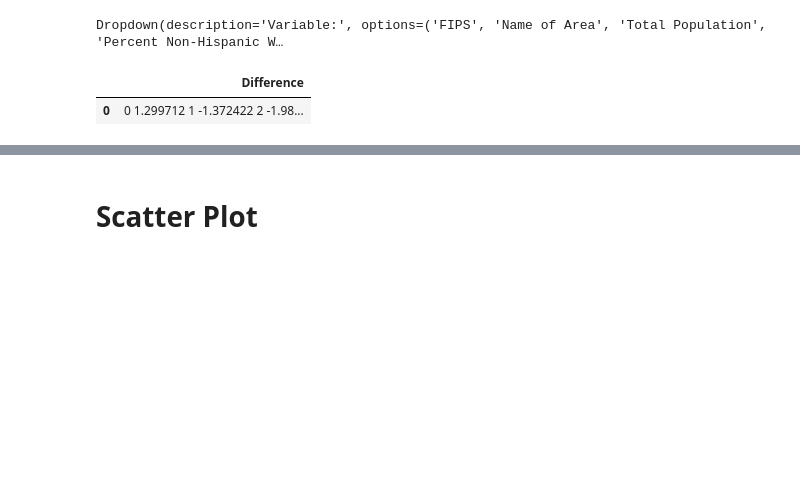
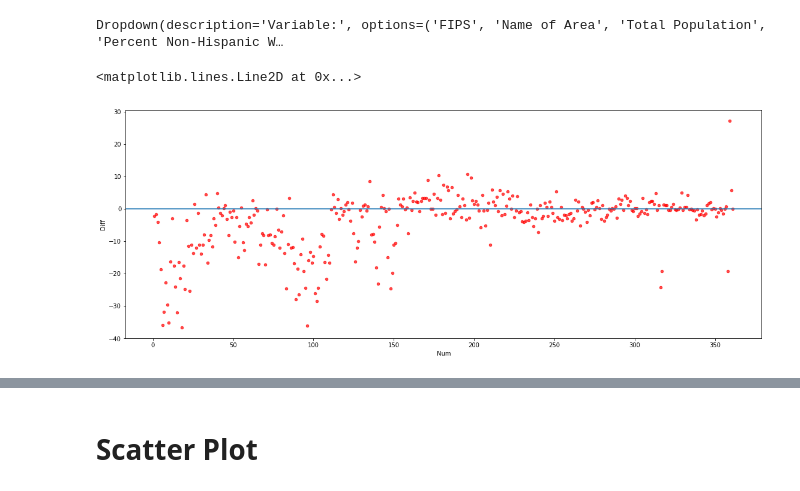
Before and after one commit to ds-modules/CP-113B, a Jupyter notebook: Widgets_AbdoulAziz.ipynb, the cells around one changed output, grey strips where cells are left out. Cells and saved outputs as stored; diff of their text form; code cells hidden in the pictures; blank space fills up the shorter version.

```diff
--- a/Widgets_AbdoulAziz.ipynb
+++ b/Widgets_AbdoulAziz.ipynb
@@ -60,6 +40,7 @@ plt.ylabel(b, size=18);
 df_2017 = pd.read_excel('CP113B_Data_Redlining_Analysis_2017.xlsx')
 df_2017 = df_2017.rename(columns = {'High School Drop Out Rate':'Percent High School Dropouts'})
 df_2017 = df_2017.rename(columns = {'Percent Other Race/Ethnicity':'Percent Other Race or Ethnicity'})
+df_2017 = df_2017.rename(columns = {'Percent BA or Higher':'Percent with a BA Degree or Higher'})
 df_2017.head(2)
 # %% [output]
 |  | FIPS | Name of Area | Total Population | Percent Non-Hispanic White | Percent Black | Percent Hispanic | ... |
@@ -90,5 +67,10 @@ Diff_df = pd.DataFrame(data)
-# %%
-Diff_df
-# %% [output]
-|  | Difference |
-| 0 | 0 1.299712 1 -1.372422 2 -1.98... |
+# %%
+Diff_2017_2000 = df_2017[Variance_1.value].values-df_2000[Variance_1.value].values
+Diff_df=pd.DataFrame(Diff_2017_2000, columns=['Diff'])
+Diff_df['Name of Area'] = df_2017['Name of Area']
+Diff_df['Num'] = range(1,362)
+ax=Diff_df.plot(kind='scatter', x="Num",y="Diff", color='red',alpha=.7, figsize=(19,7))
+ax.axhline(y=0)
+# %% [output]
+<matplotlib.lines.Line2D at 0x...>
+[figure, added]
```
Also changed, not shown: parts of 18 cells of this notebook.
